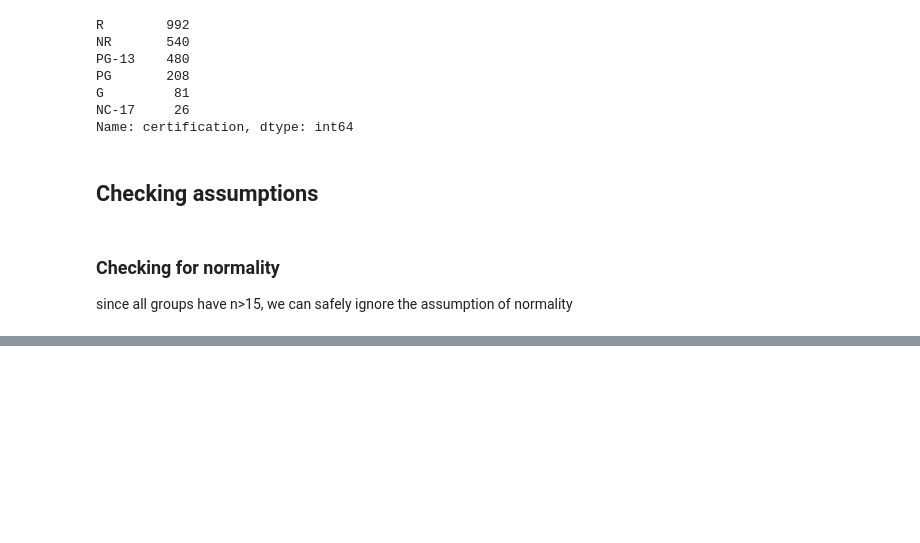
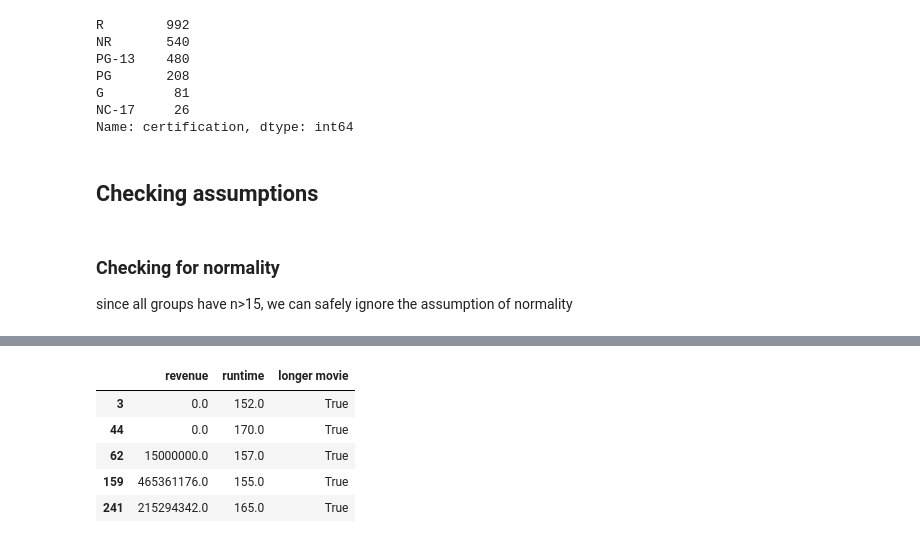
Before and after one commit to QianFu520/Project-3--Analyze-what-makes-a-movie-successful, a Jupyter notebook: project3-part4_Hypothesis Testing.ipynb, the cells around one changed output, grey strips where cells are left out. Saved outputs shown, nothing was run; the diff lists cells and outputs as text; code cells hidden in the pictures; blank space fills up the shorter version.

```diff
--- a/project3-part4_Hypothesis Testing.ipynb
+++ b/project3-part4_Hypothesis Testing.ipynb
@@ -281,0 +436,3 @@ since all groups have n>15, we can safely ignore the assumption of normality
+# %%
+df_combined1 = pd.read_csv(final_fname)
+df_combined1.head()
@@ -281,0 +476,11 @@ since all groups have n>15, we can safely ignore the assumption of normality
+# %%
+## create column that defines the 2 groups, lenght of movie>150 or not
+df_combined1['longer movie']=df_combined1['runtime']>150
+df_combined1.head()
+# %% [output]
+|  | revenue | runtime | longer movie |
+| 3 | 0.0 | 152.0 | True |
+| 44 | 0.0 | 170.0 | True |
+| 62 | 15000000.0 | 157.0 | True |
+| 159 | 465361176.0 | 155.0 | True |
+| 241 | 215294342.0 | 165.0 | True |
```
Also changed, not shown: parts of 81 cells of this notebook, 1 other file.
